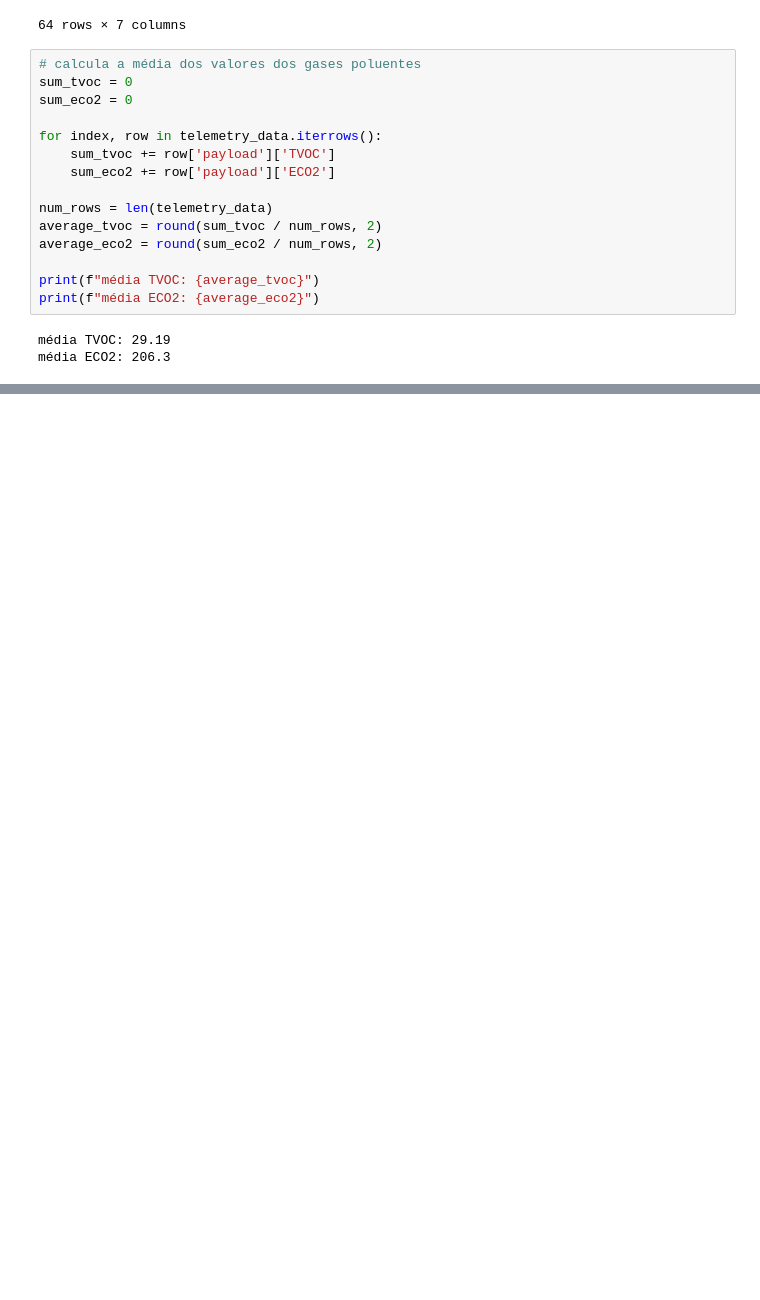
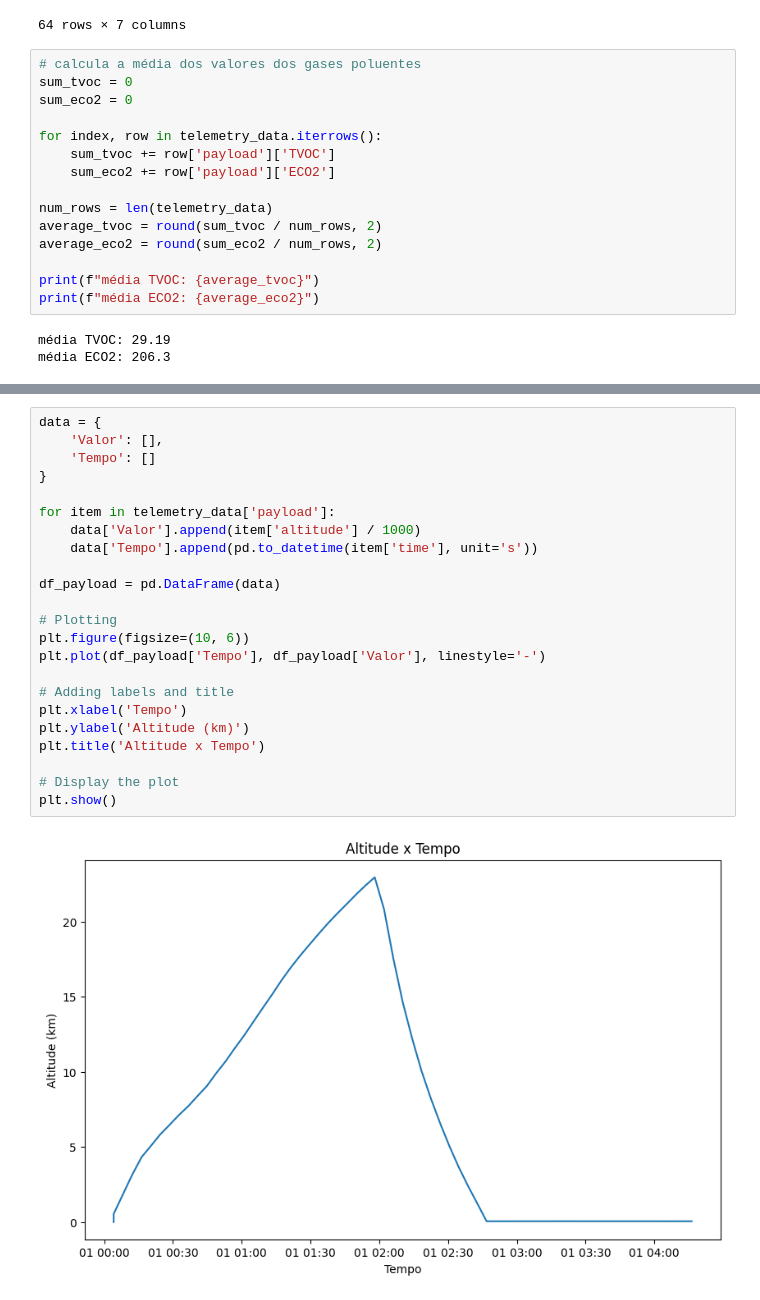
Before and after one commit to ronaldylf/Cubesat_data_analysis, a Jupyter notebook: Cubesat_data_analysis.ipynb, the cells around one changed output, grey strips where cells are left out. Drawn from its saved outputs; the diff is of its cells as text; blank space fills up the shorter version.

```diff
--- a/Cubesat_data_analysis.ipynb
+++ b/Cubesat_data_analysis.ipynb
@@ -178,2 +139,27 @@ df_payload
+# %%
+data = {
+    'Valor': [],
+    'Tempo': []
+}
+
+for item in telemetry_data['payload']:
+    data['Valor'].append(item['altitude'] / 1000)
+    data['Tempo'].append(pd.to_datetime(item['time'], unit='s'))
+
+df_payload = pd.DataFrame(data)
+
+# Plotting
+plt.figure(figsize=(10, 6))
+plt.plot(df_payload['Tempo'], df_payload['Valor'], linestyle='-')
+
+# Adding labels and title
+plt.xlabel('Tempo')
+plt.ylabel('Altitude (km)')
+plt.title('Altitude x Tempo')
+
+# Display the plot
+plt.show()
+# %% [output]
+[figure, added]
 # %%
 items = [
```
Also changed, not shown: parts of 5 cells of this notebook.
